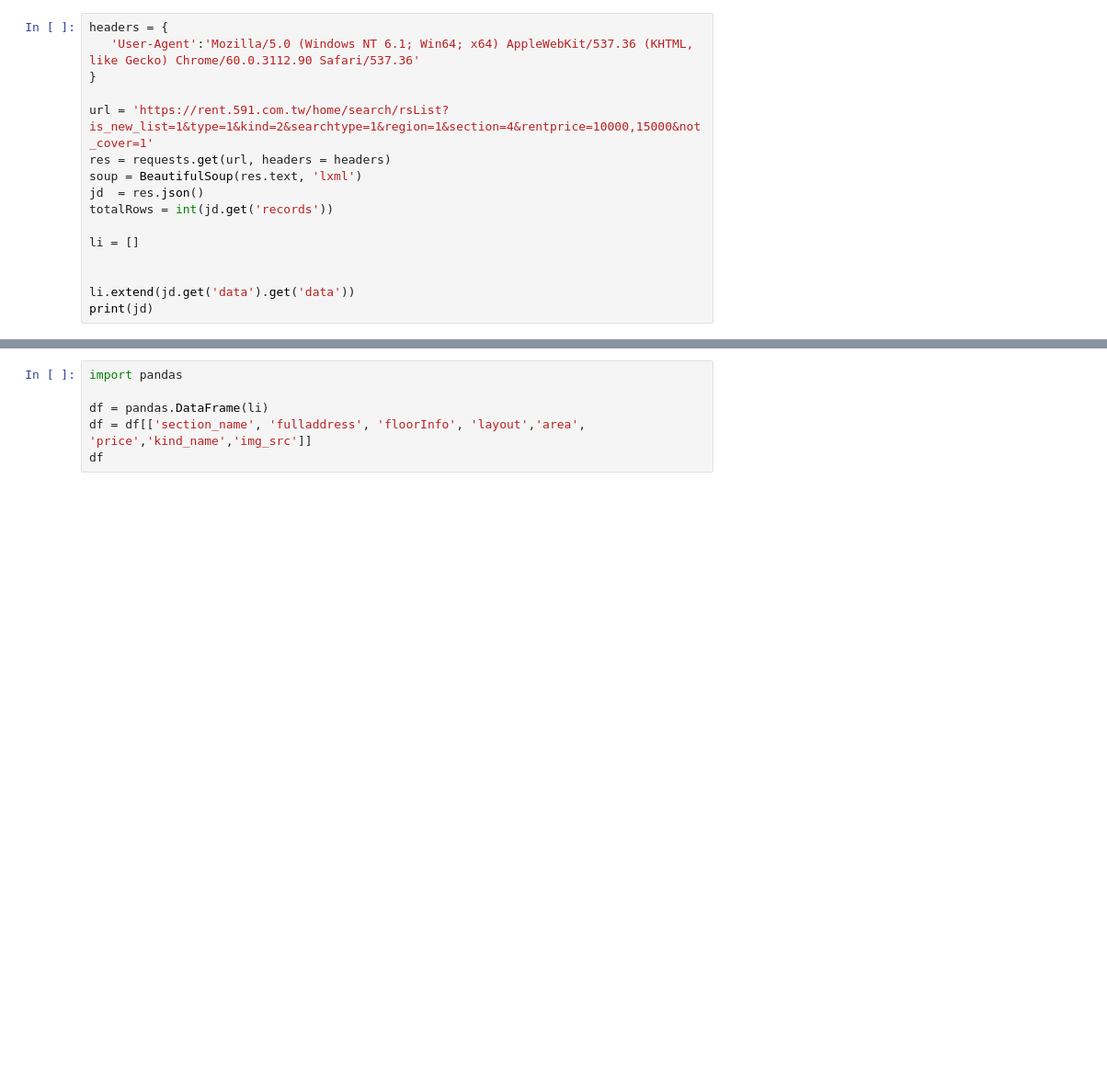
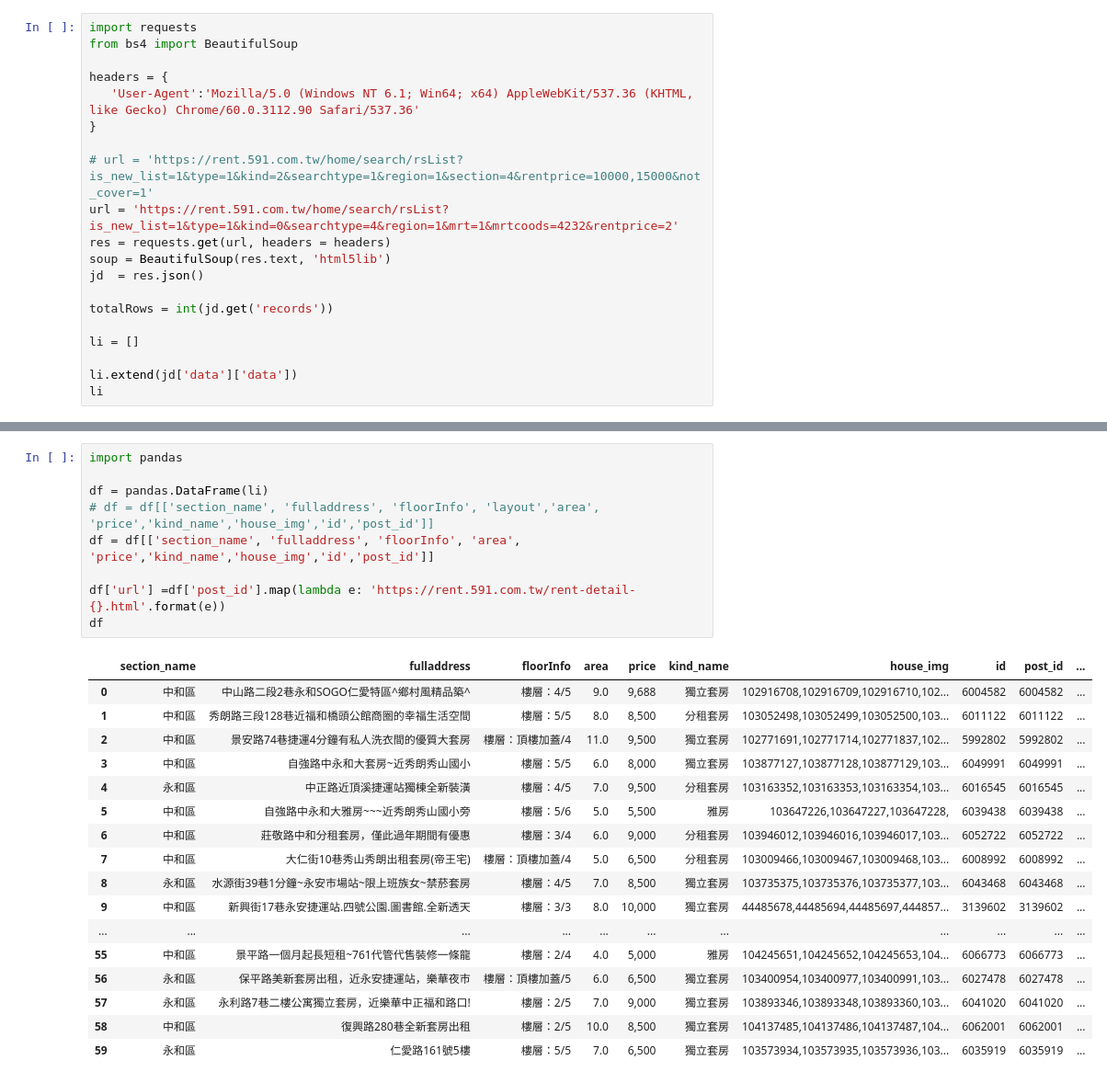
Before and after one commit to EDAriR/tibame, a Jupyter notebook: 591.ipynb, the cells around one changed output, grey strips where cells are left out. Shown: that part at 92% size. Drawn from its saved outputs; the diff is of its cells as text; blank space fills up the shorter version.

```diff
--- a/591.ipynb
+++ b/591.ipynb
@@ -37,17 +20,21 @@ not_cover=1 排除頂樓加蓋
 # %%
+import requests
+from bs4 import BeautifulSoup
+
 headers = {
    'User-Agent':'Mozilla/5.0 (Windows NT 6.1; Win64; x64) AppleWebKit/537.36 (KHTML, like Gecko) Chrome/60.0.3112.90 Safari/537.36'
 }
 
-url = 'https://rent.591.com.tw/home/search/rsList?is_new_list=1&type=1&kind=2&searchtype=1&region=1&section=4&rentprice=10000,15000&not_cover=1'
+# url = 'https://rent.591.com.tw/home/search/rsList?is_new_list=1&type=1&kind=2&searchtype=1&region=1&section=4&rentprice=10000,15000&not_cover=1'
+url = 'https://rent.591.com.tw/home/search/rsList?is_new_list=1&type=1&kind=0&searchtype=4&region=1&mrt=1&mrtcoods=4232&rentprice=2'
 res = requests.get(url, headers = headers)
-soup = BeautifulSoup(res.text, 'lxml')
+soup = BeautifulSoup(res.text, 'html5lib')
 jd  = res.json()
+
 totalRows = int(jd.get('records'))
 
 li = []
 
-
-li.extend(jd.get('data').get('data'))
-print(jd)
+li.extend(jd['data']['data'])
+li
 # %% [output]
@@ -84,6 +106,27 @@ KeyError: "['detail_url'] not in index"
 # %%
 import pandas
 
 df = pandas.DataFrame(li)
-df = df[['section_name', 'fulladdress', 'floorInfo', 'layout','area', 'price','kind_name','img_src']]
+# df = df[['section_name', 'fulladdress', 'floorInfo', 'layout','area', 'price','kind_name','house_img','id','post_id']]
+df = df[['section_name', 'fulladdress', 'floorInfo', 'area', 'price','kind_name','house_img','id','post_id']]
+
+df['url'] =df['post_id'].map(lambda e: 'https://rent.591.com.tw/rent-detail-{}.html'.format(e))
 df
+# %% [output]
+|  | section_name | fulladdress | floorInfo | area | price | kind_name | house_img | id | post_id | ... |
+| 0 | 中和區 | 中山路二段2巷永和SOGO仁愛特區^鄉村風精品築^ | 樓層：4/5 | 9.0 | 9,688 | 獨立套房 | 102916708,102916709,102916710,102... | 6004582 | 6004582 | ... |
+| 1 | 中和區 | 秀朗路三段128巷近福和橋頭公館商圈的幸福生活空間 | 樓層：5/5 | 8.0 | 8,500 | 分租套房 | 103052498,103052499,103052500,103... | 6011122 | 6011122 | ... |
+| 2 | 中和區 | 景安路74巷捷運4分鐘有私人洗衣間的優質大套房 | 樓層：頂樓加蓋/4 | 11.0 | 9,500 | 獨立套房 | 102771691,102771714,102771837,102... | 5992802 | 5992802 | ... |
+| 3 | 中和區 | 自強路中永和大套房~近秀朗﻿﻿﻿﻿﻿﻿秀山國小 | 樓層：5/5 | 6.0 | 8,000 | 獨立套房 | 103877127,103877128,103877129,103... | 6049991 | 6049991 | ... |
+| 4 | 永和區 | 中正路近頂溪捷運站獨棟全新裝潢 | 樓層：4/5 | 7.0 | 9,500 | 分租套房 | 103163352,103163353,103163354,103... | 6016545 | 6016545 | ... |
+| 5 | 中和區 | 自強路中永和大雅房~~~近秀朗秀山國小旁 | 樓層：5/6 | 5.0 | 5,500 | 雅房 | 103647226,103647227,103647228, | 6039438 | 6039438 | ... |
+| 6 | 中和區 | 莊敬路中和分租套房，僅此過年期間有優惠 | 樓層：3/4 | 6.0 | 9,000 | 分租套房 | 103946012,103946016,103946017,103... | 6052722 | 6052722 | ... |
+| 7 | 中和區 | 大仁街10巷秀山秀朗出租套房(帝王宅) | 樓層：頂樓加蓋/4 | 5.0 | 6,500 | 分租套房 | 103009466,103009467,103009468,103... | 6008992 | 6008992 | ... |
+| 8 | 永和區 | 水源街39巷1分鐘~永安市場站~限上班族女~禁菸套房 | 樓層：4/5 | 7.0 | 8,500 | 獨立套房 | 103735375,103735376,103735377,103... | 6043468 | 6043468 | ... |
+| 9 | 中和區 | 新興街17巷永安捷運站.四號公園.圖書館.全新透天 | 樓層：3/3 | 8.0 | 10,000 | 獨立套房 | 44485678,44485694,44485697,444857... | 3139602 | 3139602 | ... |
+| ... | ... | ... | ... | ... | ... | ... | ... | ... | ... | ... |
+| 55 | 中和區 | 景平路一個月起長短租~761代管代售裝修一條龍 | 樓層：2/4 | 4.0 | 5,000 | 雅房 | 104245651,104245652,104245653,104... | 6066773 | 6066773 | ... |
+| 56 | 永和區 | 保平路美新套房出租，近永安捷運站，樂華夜市 | 樓層：頂樓加蓋/5 | 6.0 | 6,500 | 獨立套房 | 103400954,103400977,103400991,103... | 6027478 | 6027478 | ... |
+| 57 | 永和區 | 永利路7巷二樓公寓獨立套房，近樂華中正福和路口! | 樓層：2/5 | 7.0 | 9,000 | 獨立套房 | 103893346,103893348,103893360,103... | 6041020 | 6041020 | ... |
+| 58 | 中和區 | 復興路280巷全新套房出租 | 樓層：2/5 | 10.0 | 8,500 | 獨立套房 | 104137485,104137486,104137487,104... | 6062001 | 6062001 | ... |
+| 59 | 永和區 | 仁愛路161號5樓 | 樓層：5/5 | 7.0 | 6,500 | 獨立套房 | 103573934,103573935,103573936,103... | 6035919 | 6035919 | ... |
```
Also changed, not shown: parts of 12 cells of this notebook, 8 other files.
